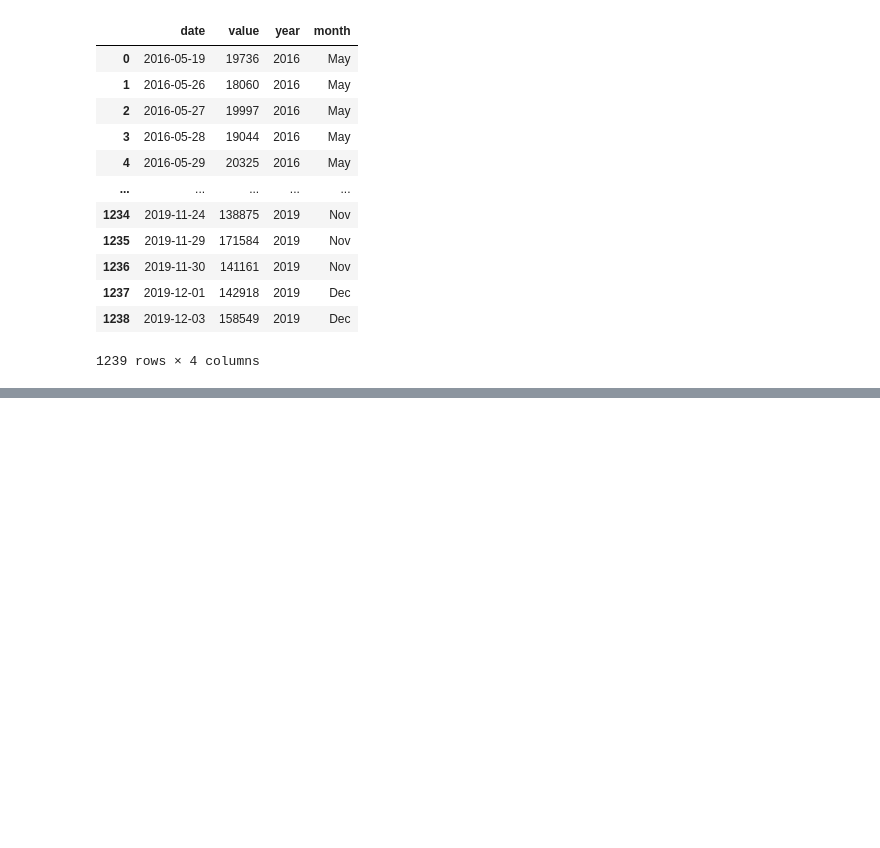
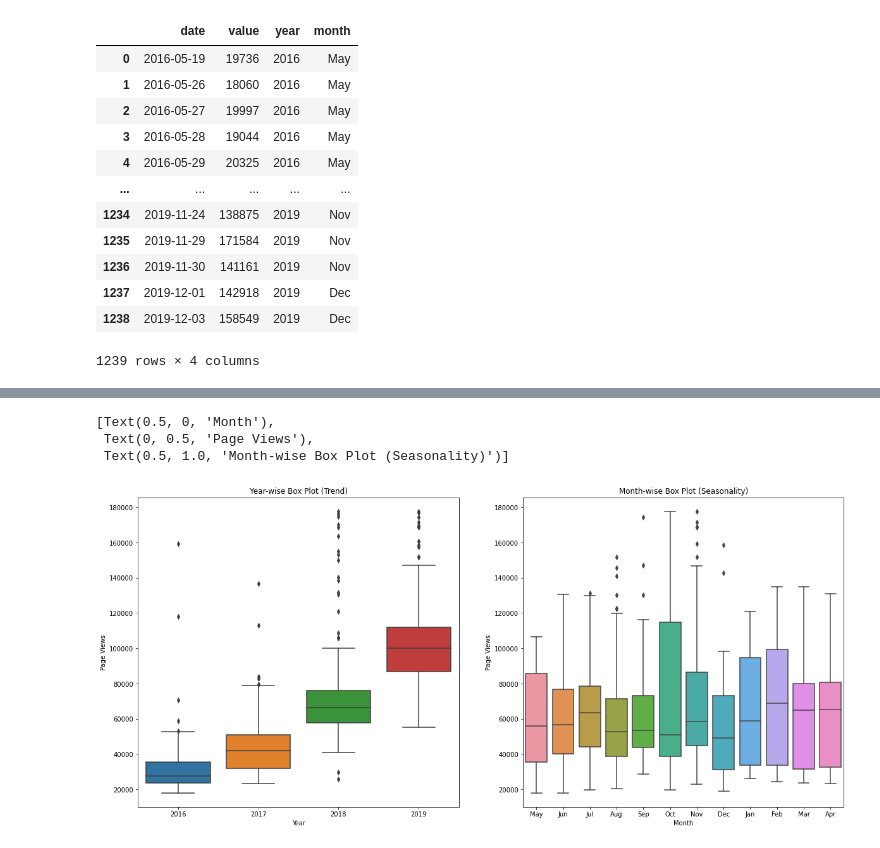
Before and after one commit to jmacdonald2010/page-view-time-series-visualizer, a Jupyter notebook: sketches.ipynb, the cells around one changed output, grey strips where cells are left out. Cells and saved outputs as stored; diff of their text form; code cells hidden in the pictures; blank space fills up the shorter version.

```diff
--- a/sketches.ipynb
+++ b/sketches.ipynb
@@ -122,0 +131,11 @@ sns.boxplot(x='year', y='value', data=df_box).set(xlabel='Year', ylabel='Page Vi
+# %%
+# trying to use facetgrid
+fig, axes = plt.subplots(1, 2, figsize=(20,9))
+
+sns.boxplot(ax=axes[0], x='year', y='value', data=df_box).set(xlabel='Year', ylabel='Page Views', title='Year-wise Box Plot (Trend)')
+sns.boxplot(ax=axes[1], data=df_box, x='month', y='value').set(xlabel='Month', ylabel='Page Views', title='Month-wise Box Plot (Seasonality)')
+# %% [output]
+[Text(0.5, 0, 'Month'),
+ Text(0, 0.5, 'Page Views'),
+ Text(0.5, 1.0, 'Month-wise Box Plot (Seasonality)')]
+[figure, added]
```
Also changed, not shown: parts of 2 cells of this notebook, 2 other files.
